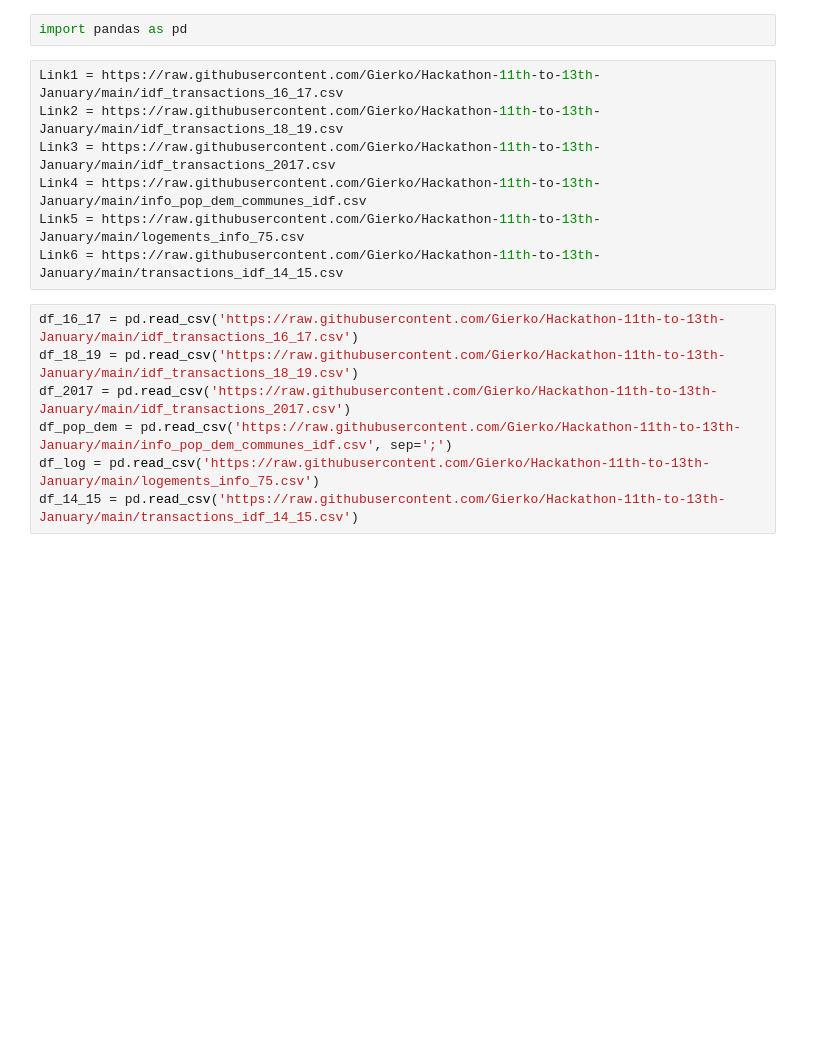
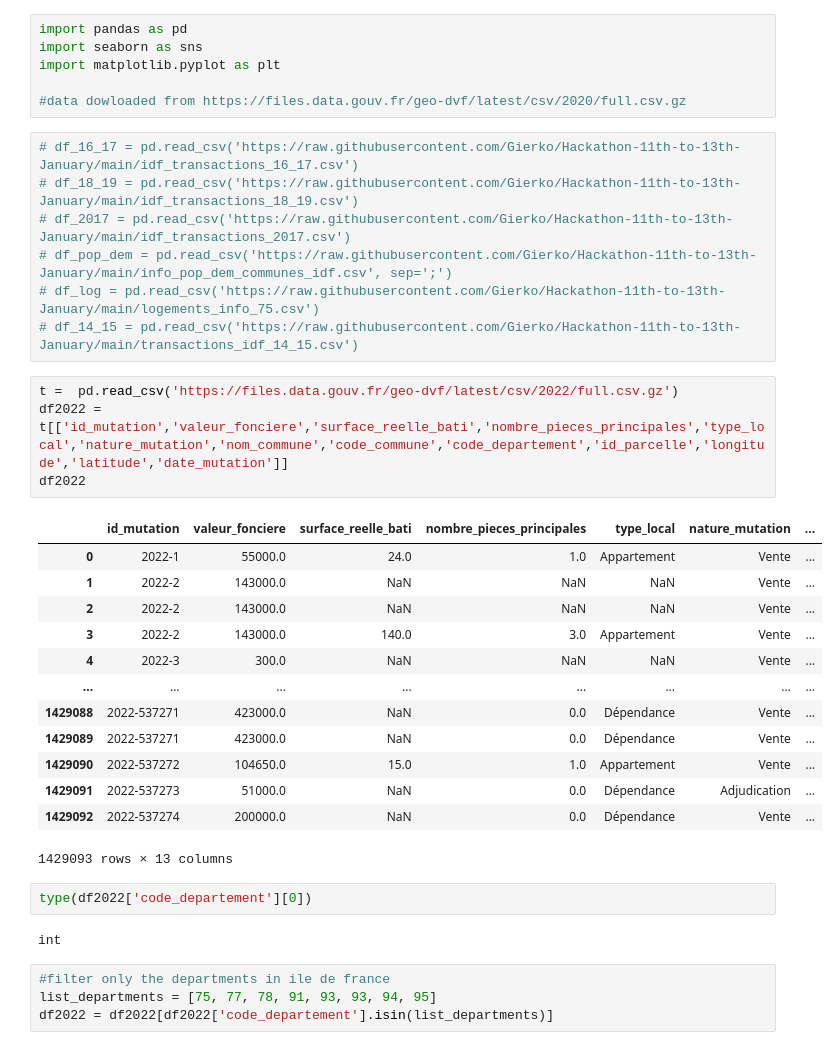
Before and after one commit to LuisaPolicarpo/Hackathon--aws, a Jupyter notebook: EDA/M_Hackaton_RealEstate.ipynb, the cells around one changed output. Drawn from its saved outputs; the diff is of its cells as text; blank space fills up the shorter version.

```diff
--- a/EDA/M_Hackaton_RealEstate.ipynb
+++ b/EDA/M_Hackaton_RealEstate.ipynb
@@ -1,18 +1,41 @@
 # %% [markdown]
 <a href="https://colab.research.google.com/github/martabarbosa1/Hackathon--aws/blob/main/EDA/M_Hackaton_RealEstate.ipynb" target="_parent"><img src="https://colab.research.google.com/assets/colab-badge.svg" alt="Open In Colab"/></a>
-# %%
-import pandas as pd
+# %%
+import pandas as pd
+import seaborn as sns
+import matplotlib.pyplot as plt
+
+#data dowloaded from https://files.data.gouv.fr/geo-dvf/latest/csv/2020/full.csv.gz
 # %%
-Link1 = https://raw.githubusercontent.com/Gierko/Hackathon-11th-to-13th-January/main/idf_transactions_16_17.csv
-Link2 = https://raw.githubusercontent.com/Gierko/Hackathon-11th-to-13th-January/main/idf_transactions_18_19.csv
-Link3 = https://raw.githubusercontent.com/Gierko/Hackathon-11th-to-13th-January/main/idf_transactions_2017.csv
-Link4 = https://raw.githubusercontent.com/Gierko/Hackathon-11th-to-13th-January/main/info_pop_dem_communes_idf.csv
-Link5 = https://raw.githubusercontent.com/Gierko/Hackathon-11th-to-13th-January/main/logements_info_75.csv
-Link6 = https://raw.githubusercontent.com/Gierko/Hackathon-11th-to-13th-January/main/transactions_idf_14_15.csv
+# df_16_17 = pd.read_csv('https://raw.githubusercontent.com/Gierko/Hackathon-11th-to-13th-January/main/idf_transactions_16_17.csv')
+# df_18_19 = pd.read_csv('https://raw.githubusercontent.com/Gierko/Hackathon-11th-to-13th-January/main/idf_transactions_18_19.csv')
+# df_2017 = pd.read_csv('https://raw.githubusercontent.com/Gierko/Hackathon-11th-to-13th-January/main/idf_transactions_2017.csv')
+# df_pop_dem = pd.read_csv('https://raw.githubusercontent.com/Gierko/Hackathon-11th-to-13th-January/main/info_pop_dem_communes_idf.csv', sep=';')
+# df_log = pd.read_csv('https://raw.githubusercontent.com/Gierko/Hackathon-11th-to-13th-January/main/logements_info_75.csv')
+# df_14_15 = pd.read_csv('https://raw.githubusercontent.com/Gierko/Hackathon-11th-to-13th-January/main/transactions_idf_14_15.csv')
-# %%
-df_16_17 = pd.read_csv('https://raw.githubusercontent.com/Gierko/Hackathon-11th-to-13th-January/main/idf_transactions_16_17.csv')
-df_18_19 = pd.read_csv('https://raw.githubusercontent.com/Gierko/Hackathon-11th-to-13th-January/main/idf_transactions_18_19.csv')
-df_2017 = pd.read_csv('https://raw.githubusercontent.com/Gierko/Hackathon-11th-to-13th-January/main/idf_transactions_2017.csv')
-df_pop_dem = pd.read_csv('https://raw.githubusercontent.com/Gierko/Hackathon-11th-to-13th-January/main/info_pop_dem_communes_idf.csv', sep=';')
-df_log = pd.read_csv('https://raw.githubusercontent.com/Gierko/Hackathon-11th-to-13th-January/main/logements_info_75.csv')
-df_14_15 = pd.read_csv('https://raw.githubusercontent.com/Gierko/Hackathon-11th-to-13th-January/main/transactions_idf_14_15.csv')
+# %%
+t =  pd.read_csv('https://files.data.gouv.fr/geo-dvf/latest/csv/2022/full.csv.gz')
+df2022 = t[['id_mutation','valeur_fonciere','surface_reelle_bati','nombre_pieces_principales','type_local','nature_mutation','nom_commune','code_commune','code_departement','id_parcelle','longitude','latitude','date_mutation']]
+df2022
+# %% [output]
+|  | id_mutation | valeur_fonciere | surface_reelle_bati | nombre_pieces_principales | type_local | nature_mutation | ... |
+| 0 | 2022-1 | 55000.0 | 24.0 | 1.0 | Appartement | Vente | ... |
+| 1 | 2022-2 | 143000.0 | NaN | NaN | NaN | Vente | ... |
+| 2 | 2022-2 | 143000.0 | NaN | NaN | NaN | Vente | ... |
+| 3 | 2022-2 | 143000.0 | 140.0 | 3.0 | Appartement | Vente | ... |
+| 4 | 2022-3 | 300.0 | NaN | NaN | NaN | Vente | ... |
+| ... | ... | ... | ... | ... | ... | ... | ... |
+| 1429088 | 2022-537271 | 423000.0 | NaN | 0.0 | Dépendance | Vente | ... |
+| 1429089 | 2022-537271 | 423000.0 | NaN | 0.0 | Dépendance | Vente | ... |
+| 1429090 | 2022-537272 | 104650.0 | 15.0 | 1.0 | Appartement | Vente | ... |
+| 1429091 | 2022-537273 | 51000.0 | NaN | 0.0 | Dépendance | Adjudication | ... |
+| 1429092 | 2022-537274 | 200000.0 | NaN | 0.0 | Dépendance | Vente | ... |
+1429093 rows × 13 columns
+# %%
+type(df2022['code_departement'][0])
+# %% [output]
+int
+# %%
+#filter only the departments in ile de france
+list_departments = [75, 77, 78, 91, 93, 93, 94, 95]
+df2022 = df2022[df2022['code_departement'].isin(list_departments)]
```
Also changed, not shown: parts of 11 cells of this notebook.
